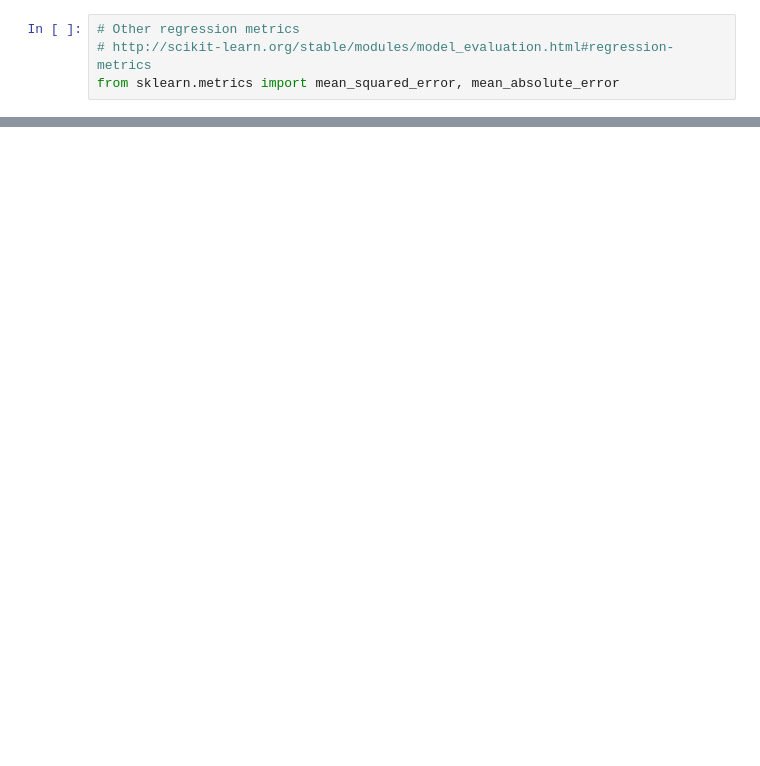
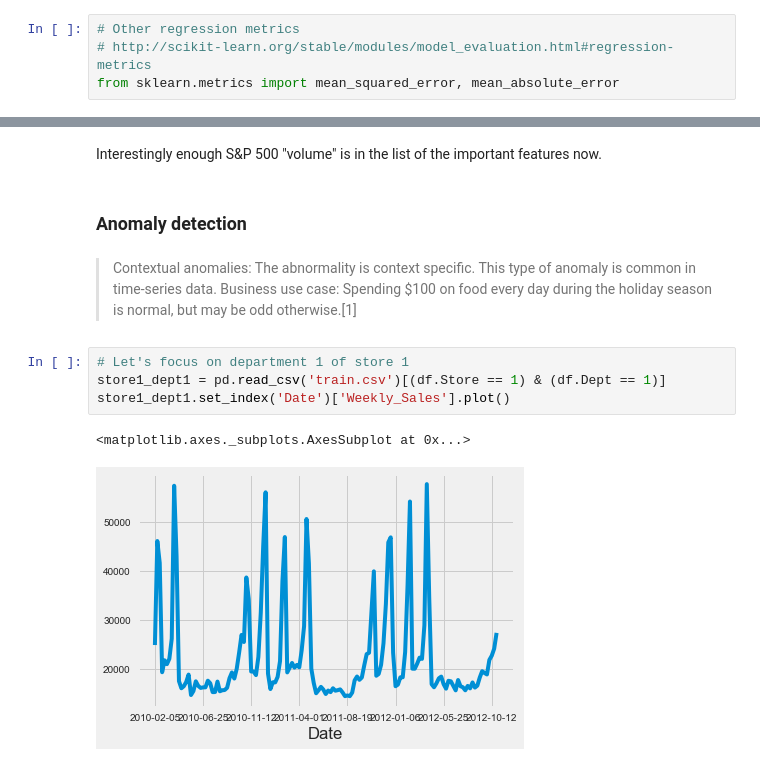
Before and after one commit to amirziai/learning, a Jupyter notebook: machine-learning/forecasting-ml.ipynb, the cells around one changed output, grey strips where cells are left out. Saved outputs shown, nothing was run; the diff lists cells and outputs as text; blank space fills up the shorter version.

```diff
--- a/machine-learning/forecasting-ml.ipynb
+++ b/machine-learning/forecasting-ml.ipynb
@@ -134,0 +243,13 @@ mean_squared_error(y_test, predicted)
+# %% [markdown]
+Interestingly enough S&P 500 "volume" is in the list of the important features now.
+# %% [markdown]
+### Anomaly detection
+# %% [markdown]
+> Contextual anomalies: The abnormality is context specific. This type of anomaly is common in time-series data. Business use case: Spending $100 on food every day during the holiday season is normal, but may be odd otherwise.[1]
+# %%
+# Let's focus on department 1 of store 1
+store1_dept1 = pd.read_csv('train.csv')[(df.Store == 1) & (df.Dept == 1)]
+store1_dept1.set_index('Date')['Weekly_Sales'].plot()
+# %% [output]
+<matplotlib.axes._subplots.AxesSubplot at 0x...>
+[figure, added]
```
Also changed, not shown: parts of 28 cells of this notebook, 1 other file.
